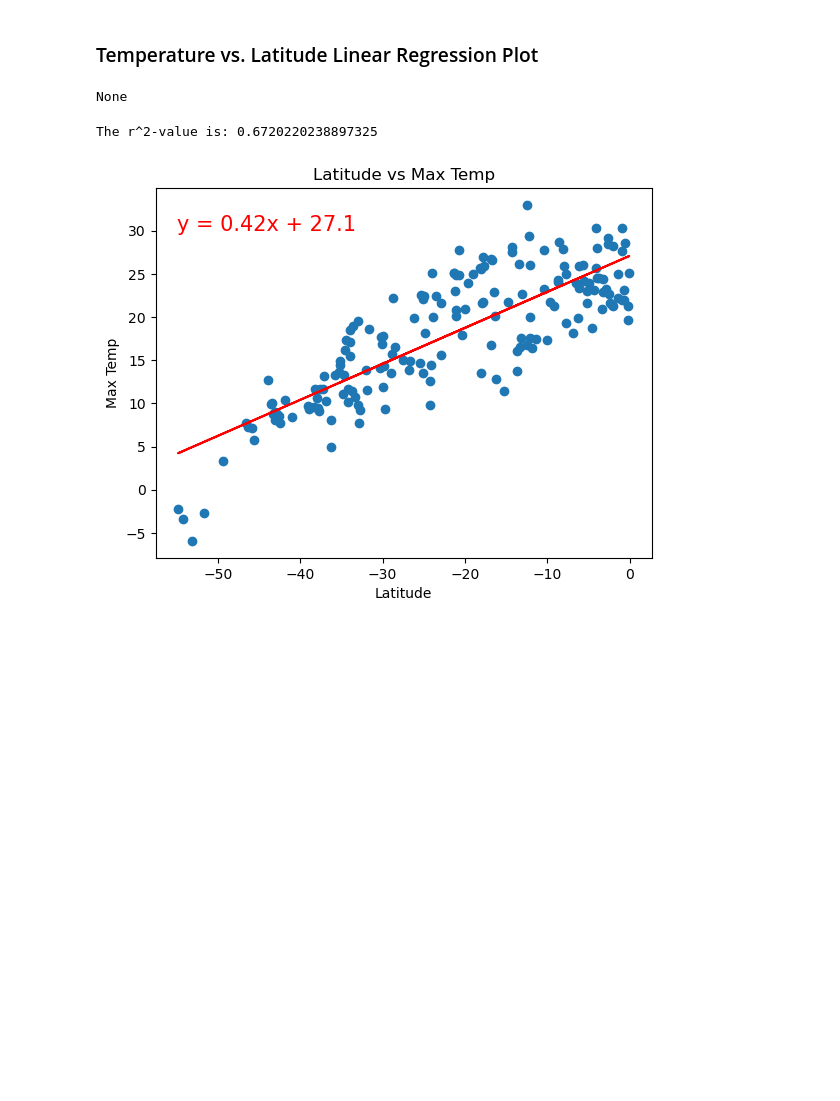
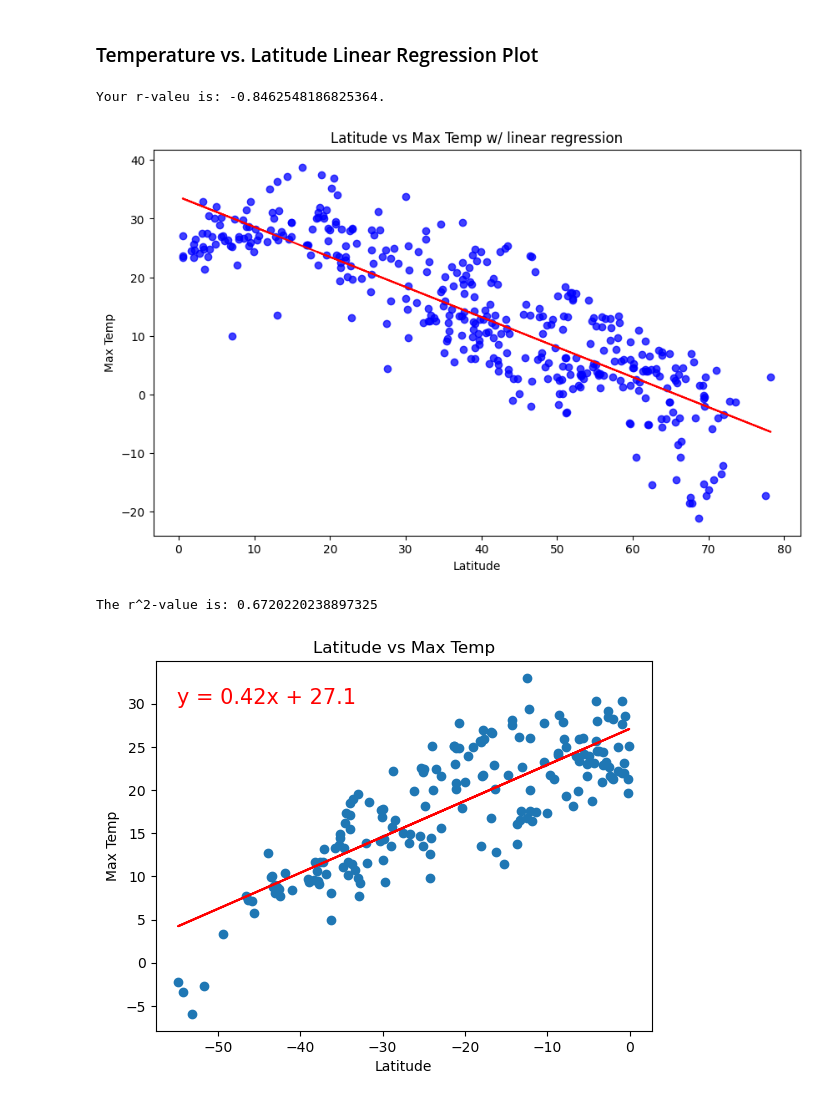
Before and after one commit to JetJagar/API_Data_Analysis, a Jupyter notebook: WeatherPy.ipynb, the cells around one changed output. Saved outputs shown, nothing was run; the diff lists cells and outputs as text; code cells hidden in the pictures; blank space fills up the shorter version.

```diff
--- a/WeatherPy.ipynb
+++ b/WeatherPy.ipynb
@@ -201,9 +201,6 @@ city_data_df.to_csv("Resources/cities.csv")
 # %%
 # Read saved data
 city_data_df = pd.read_csv("Resources/cities.csv")
-columns_to_remove = ["Unnamed: 0"]
-city_data_df.drop(columns=columns_to_remove, inplace= True)
-city_data_df.to_csv("Resources/cities.csv", index= False)
 # Display sample data
 city_data_df.head()
 # %% [output]
@@ -330,16 +327,28 @@ south_hemi_df.head()
 | 10 | 10 | colorado | -22.8375 | -51.9731 | 20.36 | 86 | 96 | 4.69 | BR | 1666107965 |
 # %% [markdown]
 ###  Temperature vs. Latitude Linear Regression Plot
-# %%
-# Linear regression on Northern Hemisphere
-x_values = north_hemi_df["Lat"]
-y_values = north_hemi_df["Max Temp"]
-x_label = "Latitude"
-y_label = "Max Temp"
-title = "Latitude vs Max Temp"
-plot_linear_regression(x_values, y_values, x_label, y_label, title)
-# %% [output]
-None
+# %%
+# Linear regression on Northern Hemisphere
+
+# performing the linear regression
+slope, intercept, rvalue, pvalue, stderr = linregress(north_hemi_df["Lat"], north_hemi_df["Max Temp"])
+
+# creating the scatter plot
+plt.figure(figsize=(10, 6))
+plt.scatter(north_hemi_df["Lat"], north_hemi_df["Max Temp"], color = "blue", alpha = 0.75)
+
+# plotting the linear regression line on the chart
+plt.plot(north_hemi_df["Lat"], slope * north_hemi_df["Lat"] + intercept, color = "red")
+
+# creating x & y labels plus title
+plt.xlabel("Latitude")
+plt.ylabel("Max Temp")
+plt.title("Latitude vs Max Temp w/ linear regression")
+print(f"Your r-valeu is: {rvalue}.")
+plt.show()
+# %% [output]
+Your r-valeu is: -0.8462548186825364.
+[figure, added]
 # %%
 # Linear regression on Southern Hemisphere
 # YOUR CODE HERE
```
Also changed, not shown: parts of 3 cells of this notebook.
